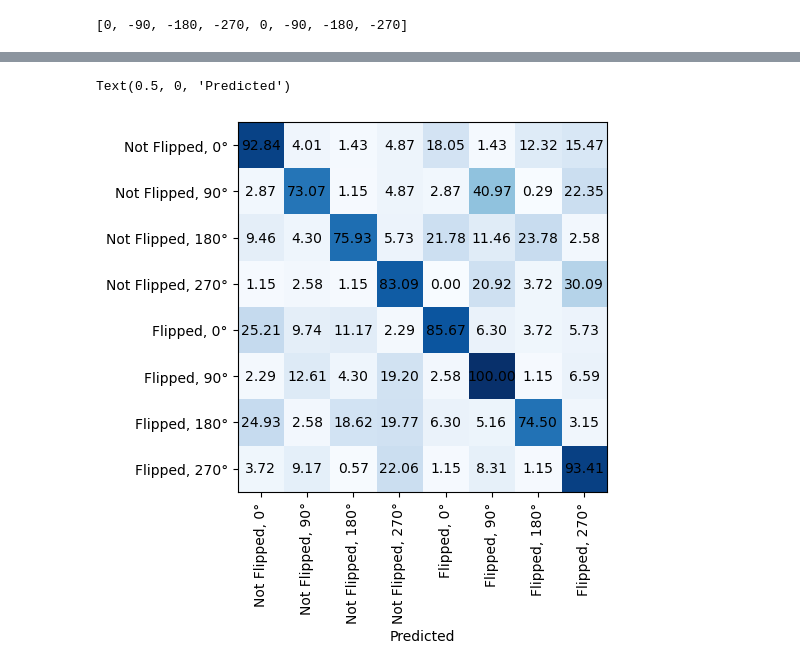
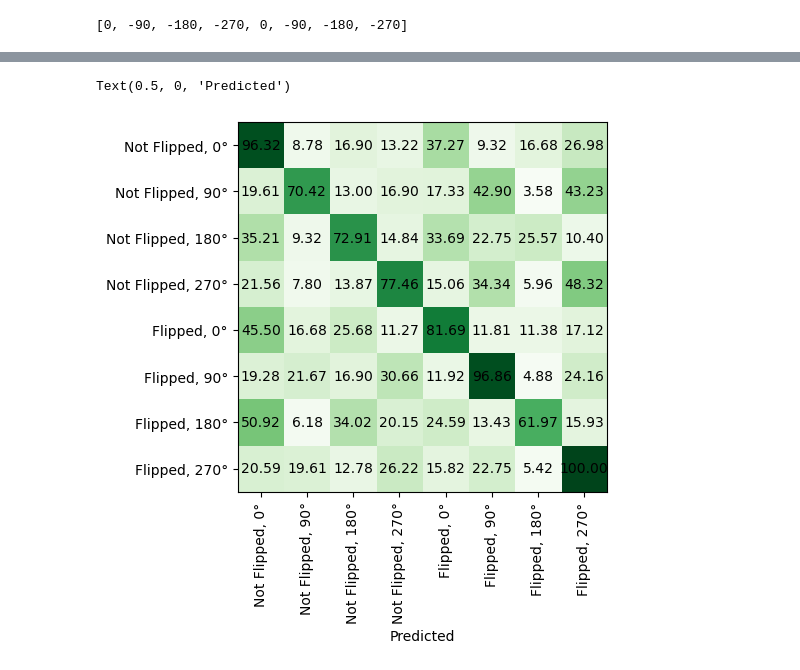
Before and after one commit to LinusHats/InstanceRotation, a Jupyter notebook: evaluation.ipynb, the cells around one changed output, grey strips where cells are left out. Drawn from its saved outputs; the diff is of its cells as text; code cells hidden in the pictures.

```diff
--- a/evaluation.ipynb
+++ b/evaluation.ipynb
@@ -193,27 +184,23 @@ print([0-90*(i%4) for i in range(8)])
 [0, -90, -180, -270, 0, -90, -180, -270]
 # %%
 y_pred_corrected = y_pred.copy()
-true_but_amgiuous = []
+not_true = []
 wrongly_predicted = []
 for i in trange(len(y_pred)):
     if y_pred[i] != y_true[i]:
         similarity, original_embedding, rotated_embedding, input_image, rotated_image, true_label, prediction = inference_evaluation(test_data, i)
-        if similarity > 0.91:
-            eval_obj = {"similarity": similarity,
-                        "original_embedding": original_embedding,
-                        "rotated_embedding": rotated_embedding,
-                        "input_image": input_image,
-                        "rotated_image": rotated_image,
-                        "true_label": true_label,
-                        "prediction": prediction}
-            true_but_amgiuous.append(eval_obj)
-            y_pred_corrected[i] = y_true[i]
-        else:
-            wrongly_predicted.append(i)
+        eval_obj = {"similarity": similarity,
+                    "original_embedding": original_embedding,
+                    "rotated_embedding": rotated_embedding,
+                    "input_image": input_image,
+                    "rotated_image": rotated_image,
+                    "true_label": true_label,
+                    "prediction": prediction}
+        not_true.append(eval_obj)
 # %%
 fig, ax = plt.subplots(nrows=3,ncols=5, figsize=(10, 6), dpi=300)
 for i in range(5):
-    j = i+80
+    j = i+50
     similar_object = true_but_amgiuous[j]
     ax[0][i].imshow(similar_object["input_image"], cmap="Greens")
     ax[1][i].imshow(similar_object["rotated_image"], cmap="Blues")
@@ -272,15 +296,13 @@ print(conf_matrix)
 # %%
-plt.imshow(conf_matrix/conf_matrix.max(), cmap="Blues")
-# change the xticks to be the class names, not the indices
+plt.imshow(conf_matrix/conf_matrix.max(), cmap="Greens")
 plt.xticks(range(8), list(DepictionDataset.labels_map.values()), rotation=90)
 plt.yticks(range(8), list(DepictionDataset.labels_map.values()))
-# add the confusion scores to the plot
 for i in range(8):
     for j in range(8):
         plt.text(j, i, f'{conf_matrix[i, j]/conf_matrix.max()*100:.2f}', ha="center", va="center", color="black")
 plt.xlabel("Predicted")
 # %% [output]
 Text(0.5, 0, 'Predicted')
-[figure, old version]
+[figure, new version]
 # %%
 plt.imshow(updated_conf_matrix/updated_conf_matrix.max(), cmap="Blues")
```
Also changed, not shown: parts of 13 cells of this notebook.
